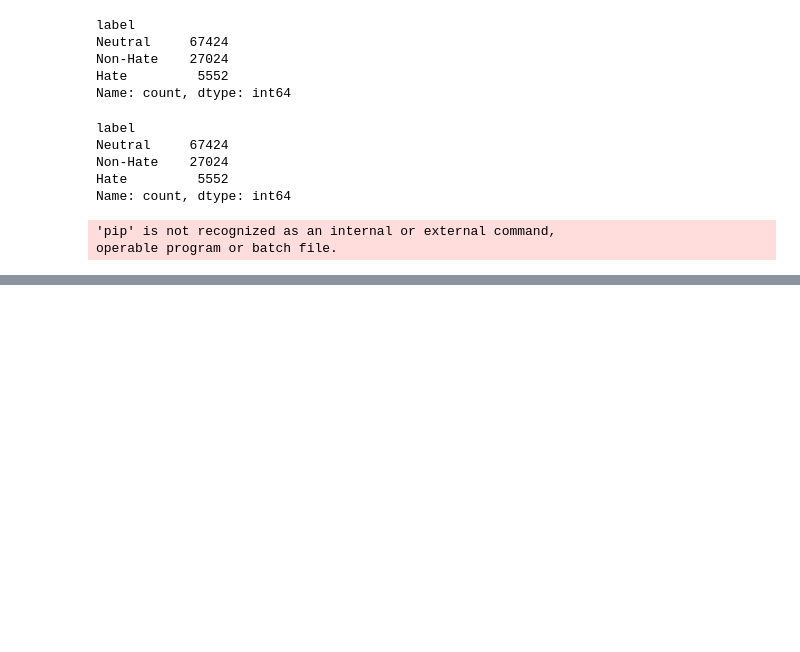
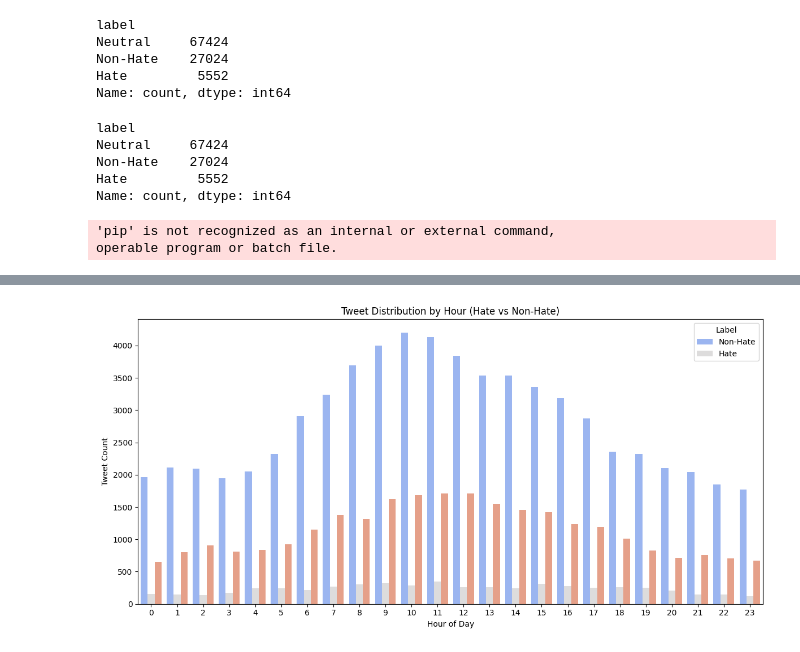
Before and after one commit to vignesh1battu-afk/hate-speech, a Jupyter notebook: Notebooks/hate_speech1.ipynb, the cells around one changed output, grey strips where cells are left out. Drawn from its saved outputs; the diff is of its cells as text; code cells hidden in the pictures; blank space fills up the shorter version.

```diff
--- a/Notebooks/hate_speech1.ipynb
+++ b/Notebooks/hate_speech1.ipynb
@@ -167,0 +198,14 @@ NameError: name 'plt' is not defined
+# %%
+# Hate vs Non-Hate Tweet Count by Hour
+df['Hour'] = pd.to_numeric(df[' Hour'], errors='coerce')
+
+plt.figure(figsize=(12, 6))
+sns.countplot(data=df.dropna(subset=['Hour']), x='Hour', hue='label', palette='coolwarm')
+plt.title('Tweet Distribution by Hour (Hate vs Non-Hate)')
+plt.xlabel('Hour of Day')
+plt.ylabel('Tweet Count')
+plt.legend(title='Label', labels=['Non-Hate', 'Hate'])
+plt.tight_layout()
+plt.show()
+# %% [output]
+[figure, added]
```
Also changed, not shown: parts of 9 cells of this notebook.
